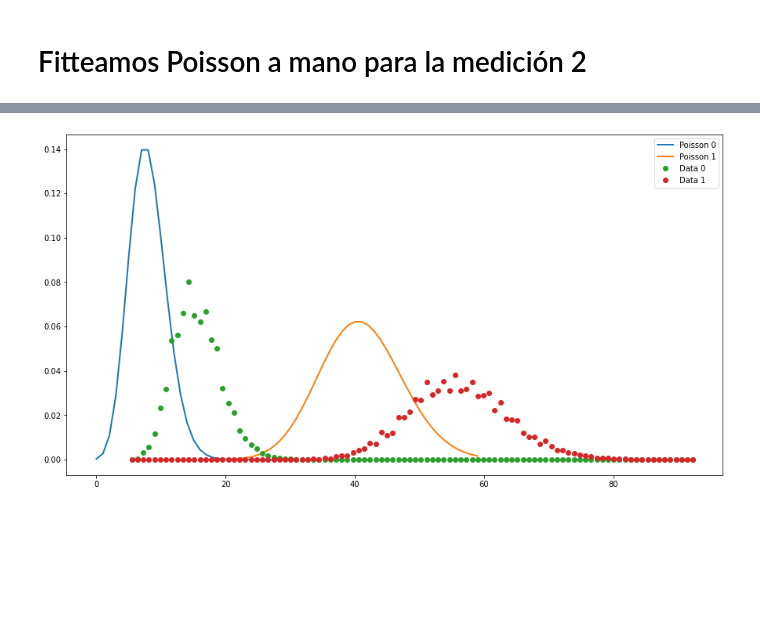
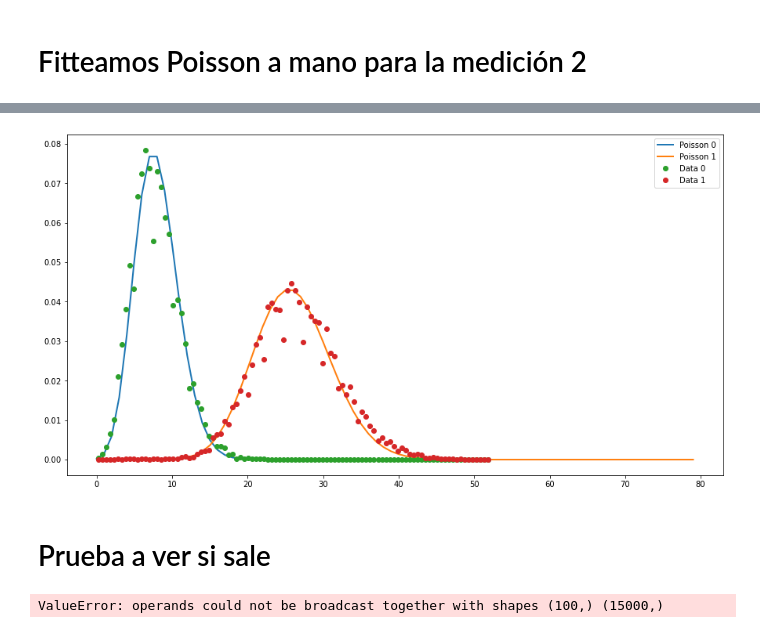
Before and after one commit to tdinapoli/labo-4, a Jupyter notebook: practica_especial/calibracion.ipynb, the cells around one changed output, grey strips where cells are left out. Drawn from its saved outputs; the diff is of its cells as text; code cells hidden in the pictures; blank space fills up the shorter version.

Commit message:
modificaciones calibracion

```diff
--- a/practica_especial/calibracion.ipynb
+++ b/practica_especial/calibracion.ipynb
@@ -130,0 +166,8 @@ plt.show()
+# %%
+fig, ax = plt.subplots(1, figsize=(18,10))
+(n0, n1), bins, patches = ax.hist(cal1, bins=100, histtype="step", linewidth=2, density = True)
+plt.show()
+
+x = bins[:-1] + np.diff(bins)/2
+y0 = n0
+y1 = n1
@@ -131,23 +176,33 @@ plt.show()
 # %%
 mu0 = 8
-mu1 = 41
+mu1 = 26
 x_poisson0 = np.arange(0, 32, 1, dtype=int)
-x_poisson1 = np.arange(20, 60, 1, dtype=int)
+x_poisson1 = np.arange(10, 80, 1, dtype=int)
 #mean, var, skew, kurt = poisson.stats(mu, moments='mvsk')
 
-offset = min(x)-10
-scale_y = 5e-5
+#offset = min(x)-10
+sum1 = 0
+sum2 = 0
+for i in range(len(n0)):
+    sum1 += n0[i]*np.diff(bins)[i]
+    sum2 += n1[i]*np.diff(bins)[i]
+
+#escala_y = sum1+sum2
+escala_y = 1
+scale_y = escala_y
 scale_x = 0.55
+offset = 100
 
-fig, ax = plt.subplots(1, figsize=(15,8))
+fig, ax = plt.subplots(1, figsize=(15,8), facecolor ='white')
 
-ax.plot(x_poisson0, poisson.pmf(x_poisson0, mu0), ms=8, label='Poisson 0', linewidth=2)
-ax.plot(x_poisson1, poisson.pmf(x_poisson1, mu1), ms=8, label="Poisson 1", linewidth=2)
+ax.plot(x_poisson0, 0.55*poisson.pmf(x_poisson0, mu0), ms=8, label='Poisson 0', linewidth=2)
+ax.plot(x_poisson1, 0.55*poisson.pmf(x_poisson1, mu1), ms=8, label="Poisson 1", linewidth=2)
 
-ax.plot((x-offset)*scale_x , y0*scale_y, 'o', label="Data 0")
-ax.plot((x-offset)*scale_x, y1*scale_y, 'o', label="Data 1")
+ax.plot((x-offset)*scale_x, y0/escala_y, 'o', label="Data 0")
+ax.plot((x-offset)*scale_x, y1/escala_y, 'o', label="Data 1")
 
 plt.legend()
+#plt.savefig('calibracion2.png')
 plt.show()
 # %% [output]
-[figure, old version]
+[figure, new version]
@@ -155,0 +209,25 @@ popt, pcov = curve_fit(fit_func, xdata, ydata, p0=[] )
+# %% [markdown]
+# Prueba a ver si sale
+# %%
+c1 = cal1.transpose()
+c2 = cal2.transpose()
+c5 = cal5.transpose()
+
+gain = 0.55
+offset = 1
+
+x = bins[:-1] + np.diff(bins)/2
+
+x = (x-offset)*gain
+c5[0] = c5[0]/c5[0].sum()
+c5[1] = c5[1]/c5[1].sum()
+
+darkmean = (sum(x*c5[0]))
+plt.step(x, c5[0]*gain)
+plt.plot(x, poisson.pmf(x, darkmean), 'r')
+
+brightmean= (sum(x*c5[1]))
+plt.step(x, c5[1]*gain)
+plt.plot(x_poisson, poisson.pmf(x_poisson, brightmean), 'b')
+# %% [output]
+ValueError: operands could not be broadcast together with shapes (100,) (15000,)
```
Also changed, not shown: parts of 13 cells of this notebook.
